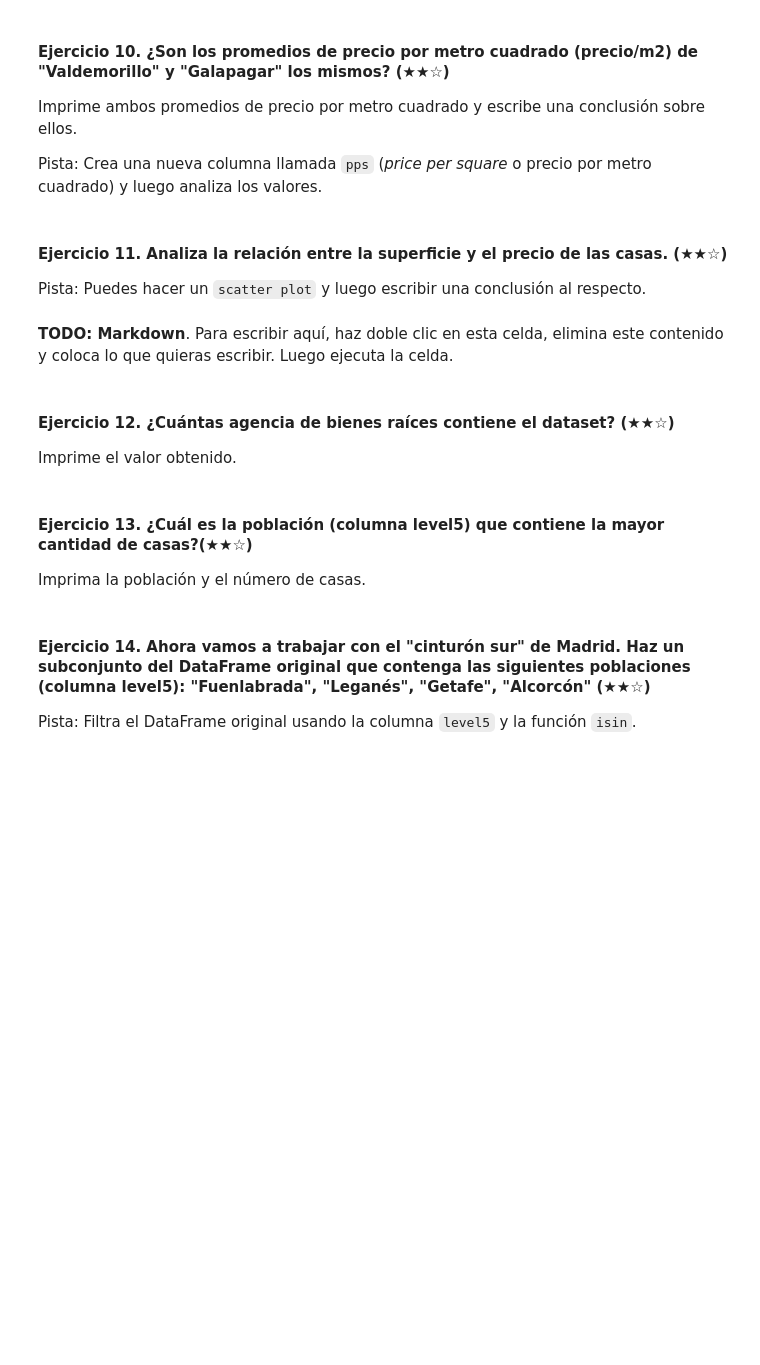
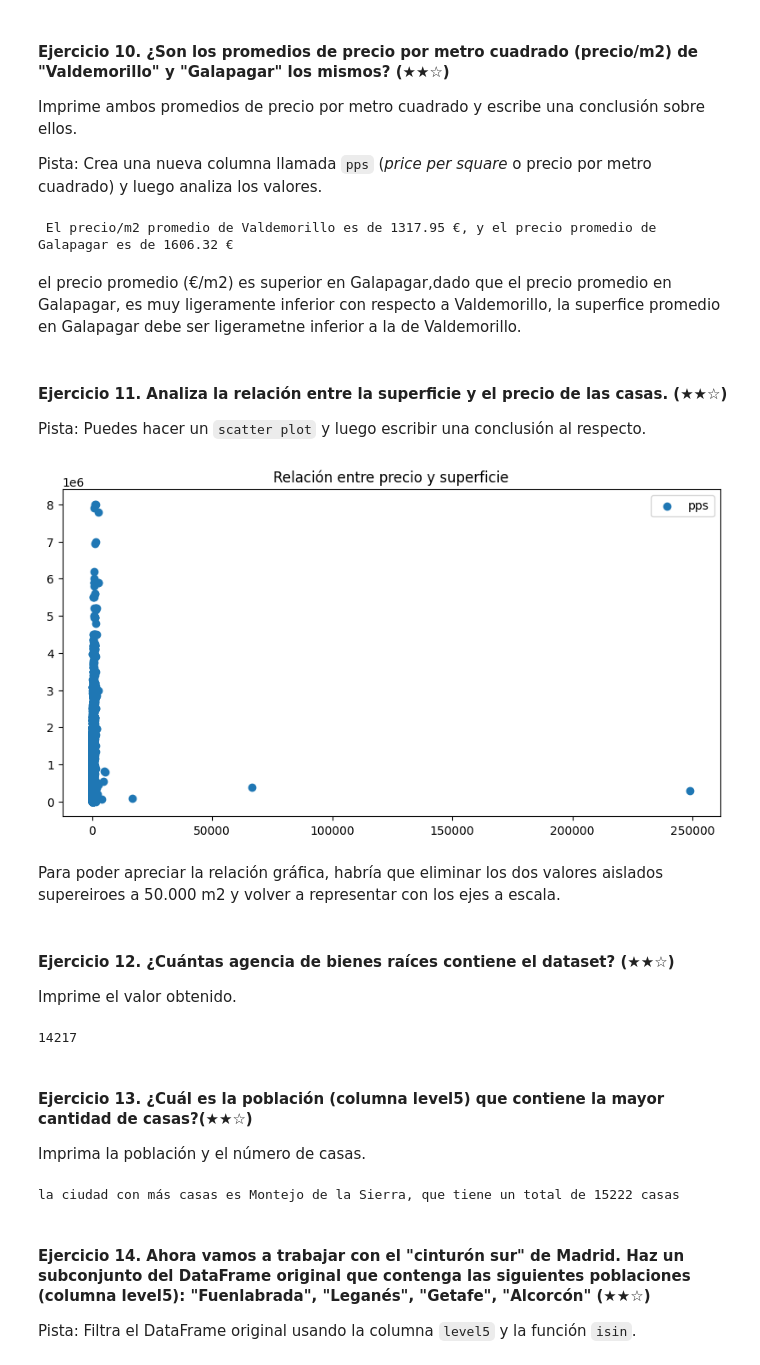
Before and after one commit to XaviCarrera/real_state-exercise_final, a Jupyter notebook: project.es.ipynb, the cells around one changed output. Drawn from its saved outputs; the diff is of its cells as text; code cells hidden in the pictures; blank space fills up the shorter version.

```diff
--- a/project.es.ipynb
+++ b/project.es.ipynb
@@ -212,31 +212,52 @@ Imprime ambos promedios de precio por metro cuadrado y escribe una conclusión s
 
 Pista: Crea una nueva columna llamada `pps` (*price per square* o precio por metro cuadrado) y luego analiza los valores.
 # %%
+ds['pps']=ds['price']/ds['surface']
 filtro_valdemorillo=ds[ds['level5']=='Valdemorillo']
-precios_valdemorillo=filtro_valdemorillo['price'].mean()
+pps_valdemorillo=filtro_valdemorillo['pps'].mean()
 filtro_galapagar=ds[ds['level5']=='Galapagar']
-precios_galapagar=filtro_galapagar['price'].mean()
-print( f' el precio promedio de Valdemorillo es de {precios_valdemorillo:.2f} €, y el precio promedio de Galapagar es de {precios_galapagar:.2f} €')
+pps_galapagar=filtro_galapagar['pps'].mean()
+print( f' El precio/m2 promedio de Valdemorillo es de {pps_valdemorillo:.2f} €, y el precio promedio de Galapagar es de {pps_galapagar:.2f} €')
+# %% [output]
+ El precio/m2 promedio de Valdemorillo es de 1317.95 €, y el precio promedio de Galapagar es de 1606.32 €
+# %% [markdown]
+el precio promedio (€/m2) es superior en Galapagar,dado que el precio promedio en Galapagar, es muy ligeramente inferior con respecto a Valdemorillo, la superfice promedio en Galapagar debe ser ligerametne inferior a la de Valdemorillo.
 # %% [markdown]
 #### Ejercicio 11. Analiza la relación entre la superficie y el precio de las casas. (★★☆)
 
 Pista: Puedes hacer un `scatter plot` y luego escribir una conclusión al respecto.
 # %%
-# TODO: Código
+plt.figure(figsize = (10, 5))
+X=ds['surface']
+y= ds['price']
+plt.scatter(X, y, label = "pps")
+
+plt.title("Relación entre precio y superficie")
+plt.legend()
+plt.show()
+# %% [output]
+[figure, added]
 # %% [markdown]
-**TODO: Markdown**. Para escribir aquí, haz doble clic en esta celda, elimina este contenido y coloca lo que quieras escribir. Luego ejecuta la celda.
+Para poder apreciar la relación gráfica, habría que eliminar los dos valores aislados supereiroes a 50.000 m2 y volver a representar con los ejes a escala.
 # %% [markdown]
 #### Ejercicio 12. ¿Cuántas agencia de bienes raíces contiene el dataset? (★★☆)
 
 Imprime el valor obtenido.
 # %%
-# TODO
+real_state_n= ds['id_realEstates'].nunique()
+print(real_state_n)
+# %% [output]
+14217
 # %% [markdown]
 #### Ejercicio 13. ¿Cuál es la población (columna level5) que contiene la mayor cantidad de casas?(★★☆)
 
 Imprima la población y el número de casas.
 # %%
-# TODO
+poblaciones_ds=ds.groupby('level5')
+conteo_poblacion=poblaciones_ds['level5'].idxmax()
+print (f'la ciudad con más casas es {conteo_poblacion.idxmax()}, que tiene un total de {conteo_poblacion.max()} casas ')
+# %% [output]
+la ciudad con más casas es Montejo de la Sierra, que tiene un total de 15222 casas
 # %% [markdown]
 #### Ejercicio 14. Ahora vamos a trabajar con el "cinturón sur" de Madrid. Haz un subconjunto del DataFrame original que contenga las siguientes poblaciones (columna level5): "Fuenlabrada", "Leganés", "Getafe", "Alcorcón" (★★☆)
 
```
Also changed, not shown: parts of 2 cells of this notebook.
